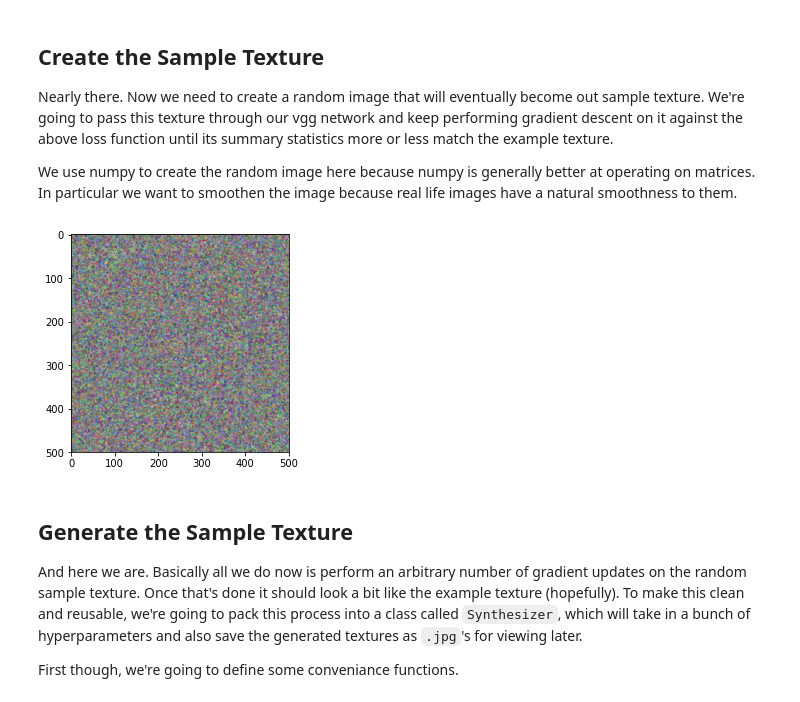
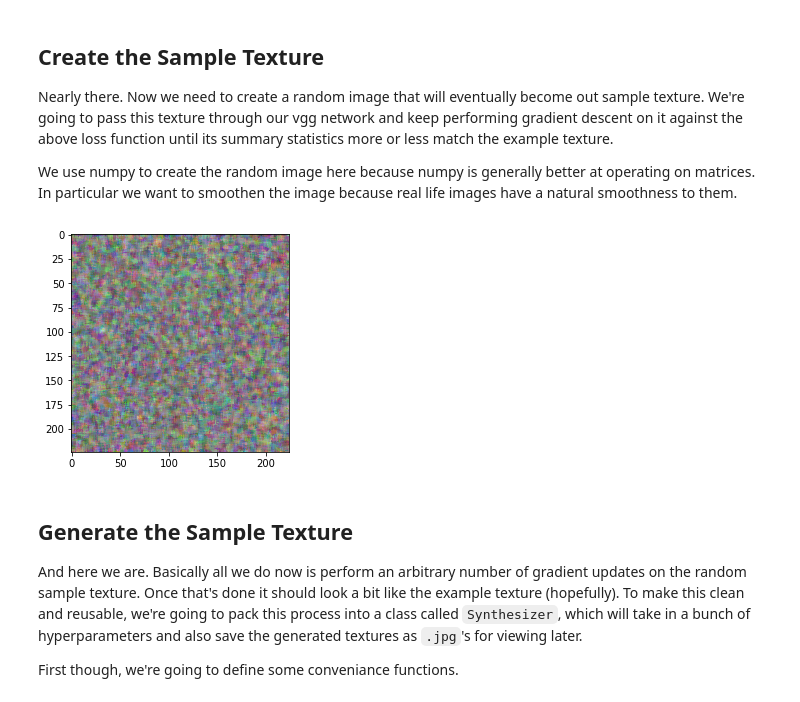
Before and after one commit to Lewington-pitsos/multi-scale-texture-syn, a Jupyter notebook: syn.ipynb, the cells around one changed output. Saved outputs shown, nothing was run; the diff lists cells and outputs as text; code cells hidden in the pictures.

```diff
--- a/syn.ipynb
+++ b/syn.ipynb
@@ -214,23 +259,23 @@ Nearly there. Now we need to create a random image that will eventually become o
 
 We use numpy to create the random image here because numpy is generally better at operating on matrices. In particular we want to smoothen the image because real life images have a natural smoothness to them.
 # %%
-def random_image(blur=6):
+def random_image(blur=6, size=224):
     # create random noise numpy array
-    np_sample = np.random.rand(500, 500, 3)
+    np_sample = np.random.rand(size, size, 3)
 
     # smooth it out (try commenting out this line and see the difference)
     np_sample = scipy.ndimage.filters.median_filter(np_sample, [blur, blur,1])
 
     # finally convert to a tensor with autograd enabled (since we're
     # going to be performing gradient updates on this image)
     sample = torch.from_numpy(np_sample).float().permute(2, 0, 1).unsqueeze(0).to(device)
     sample.requires_grad = True
 
     return sample
 
 show_image(random_image(5))
 # %% [output]
-[figure, old version]
+[figure, new version]
 # %% [markdown]
 ## Generate the Sample Texture
 
```
Also changed, not shown: parts of 19 cells of this notebook.
